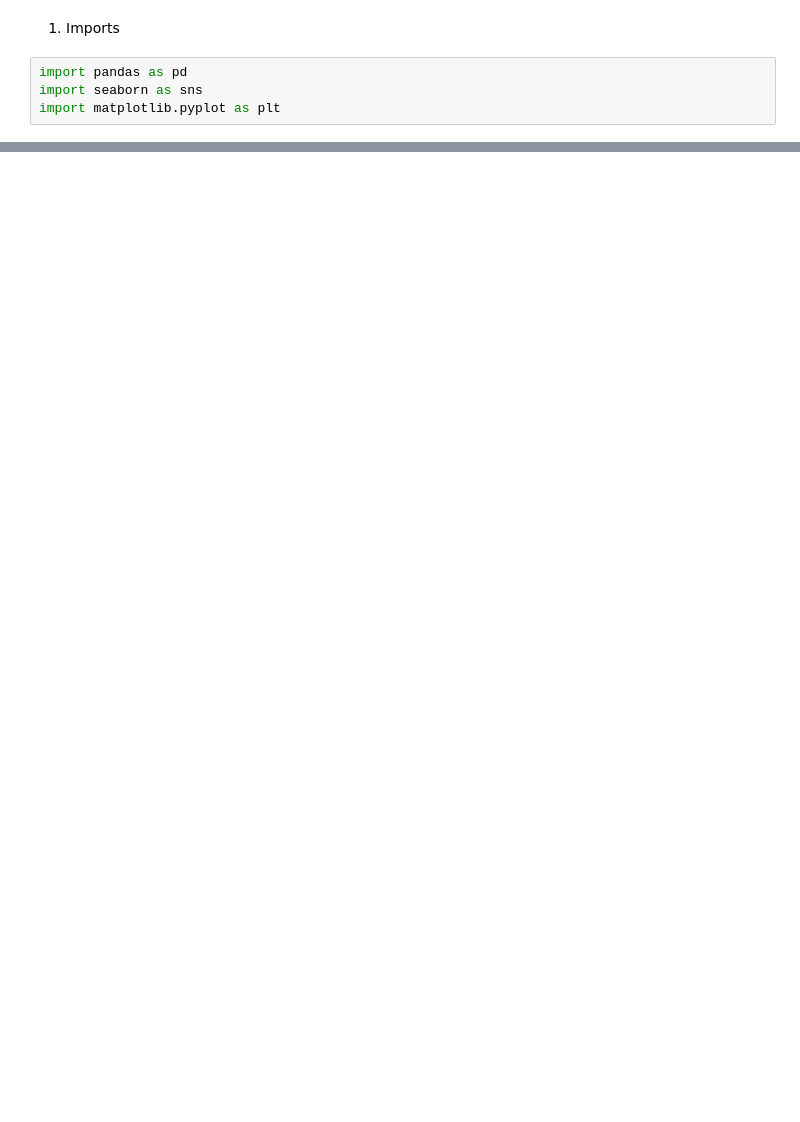
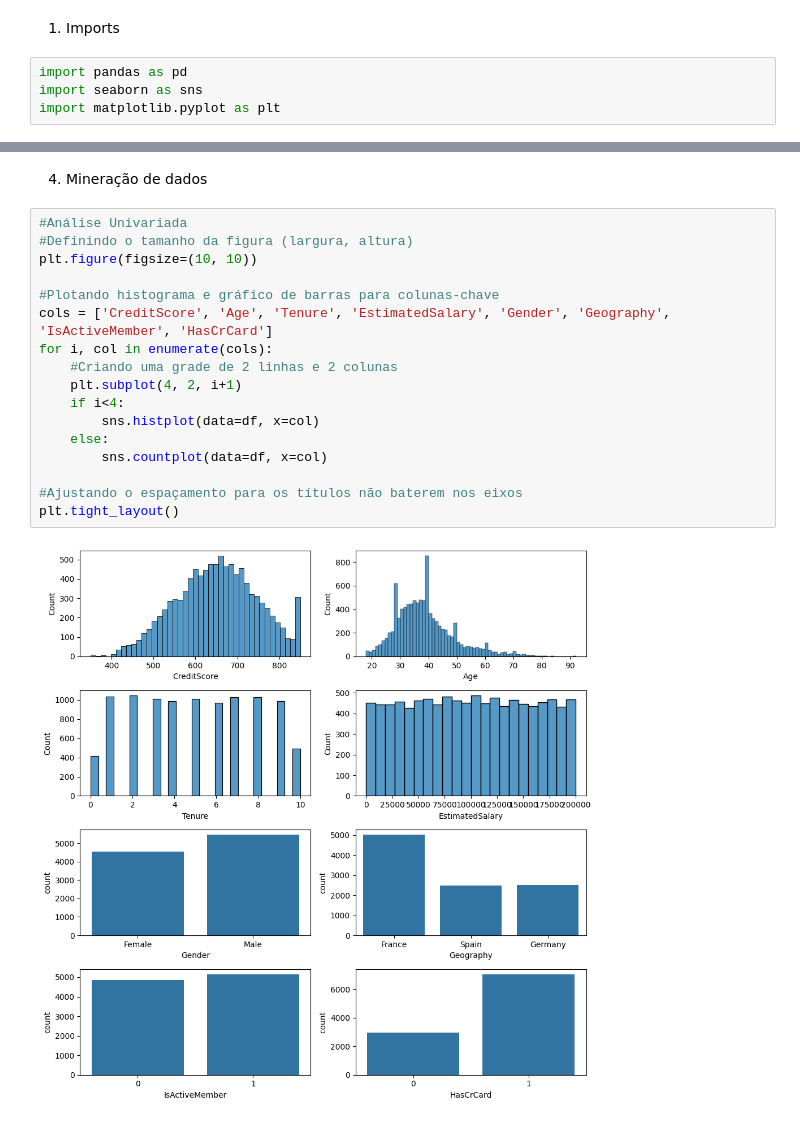
Before and after one commit to mlbvncs/Churn_Modelling_Data_Analysis, a Jupyter notebook: notebooks/eda.ipynb, the cells around one changed output, grey strips where cells are left out. Saved outputs shown, nothing was run; the diff lists cells and outputs as text; blank space fills up the shorter version.

```diff
--- a/notebooks/eda.ipynb
+++ b/notebooks/eda.ipynb
@@ -92,0 +91,21 @@ plt.tight_layout()
+# %% [markdown]
+4. Mineração de dados
+# %%
+#Análise Univariada
+#Definindo o tamanho da figura (largura, altura)
+plt.figure(figsize=(10, 10))
+
+#Plotando histograma e gráfico de barras para colunas-chave
+cols = ['CreditScore', 'Age', 'Tenure', 'EstimatedSalary', 'Gender', 'Geography', 'IsActiveMember', 'HasCrCard']
+for i, col in enumerate(cols):
+    #Criando uma grade de 2 linhas e 2 colunas
+    plt.subplot(4, 2, i+1)
+    if i<4:
+        sns.histplot(data=df, x=col)
+    else:
+        sns.countplot(data=df, x=col)
+
+#Ajustando o espaçamento para os títulos não baterem nos eixos
+plt.tight_layout()
+# %% [output]
+[figure, added]
```
Also changed, not shown: parts of 7 cells of this notebook, 1 other file.
